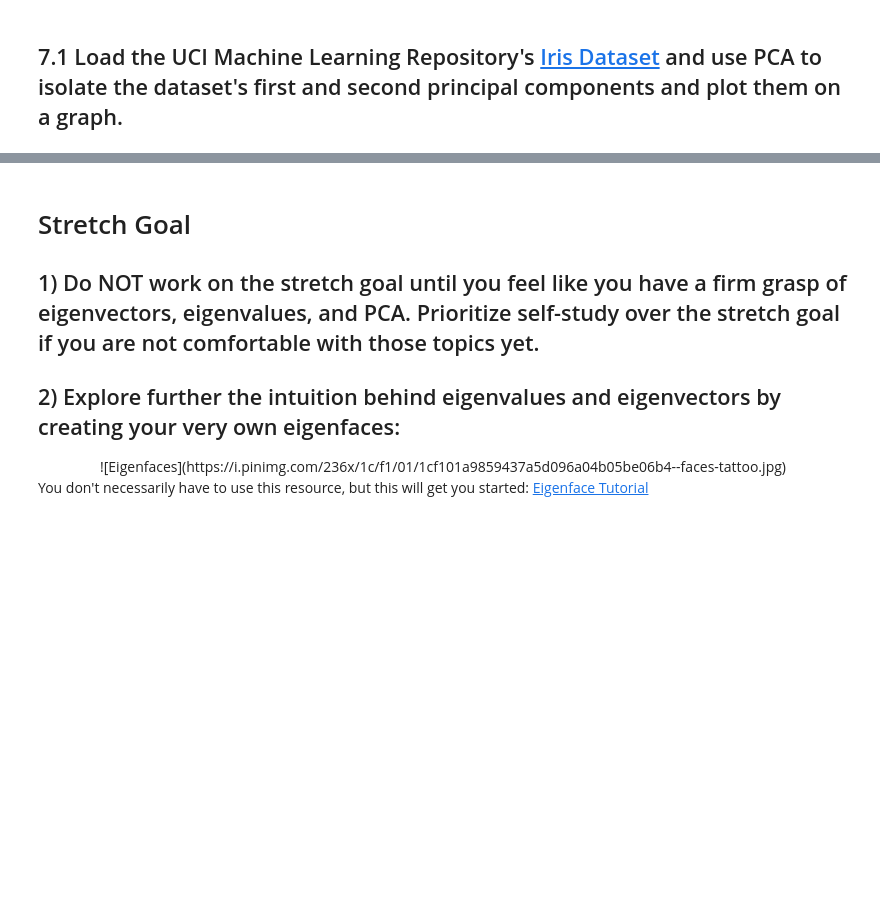
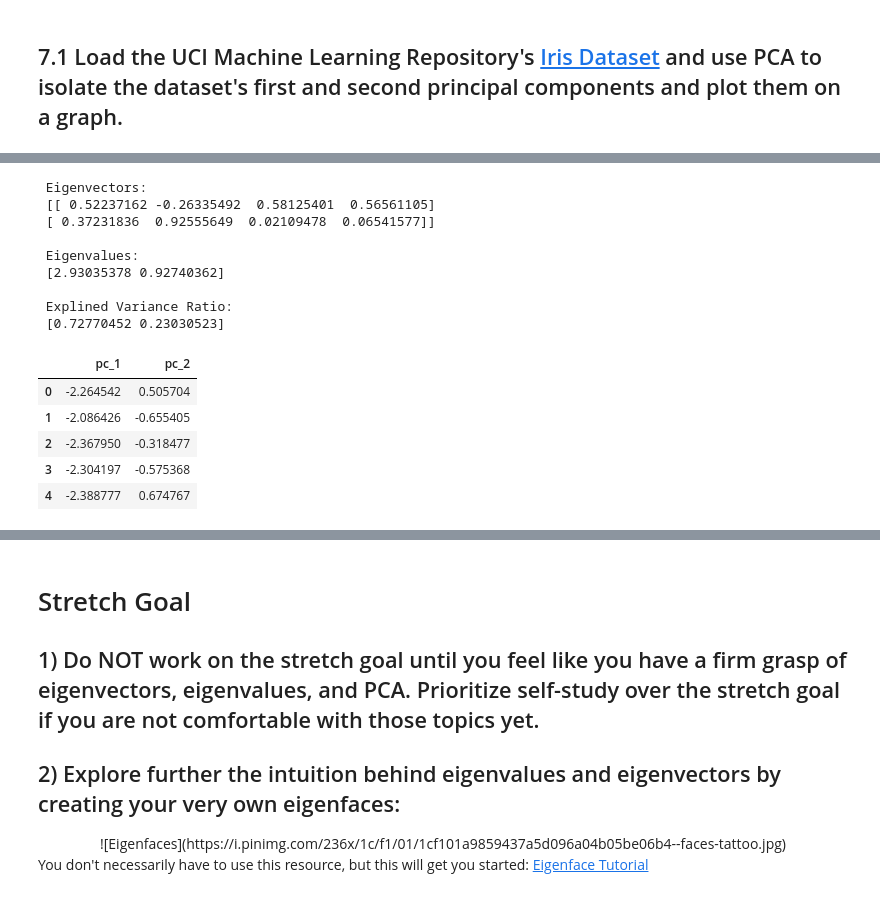
Before and after one commit to JimKing100/DS-Unit-1-Sprint-4-Linear-Algebra, a Jupyter notebook: module3-dimensionality-reduction/High Dimensional Data Assignment.ipynb, the cells around one changed output, grey strips where cells are left out. Drawn from its saved outputs; the diff is of its cells as text; code cells hidden in the pictures; blank space fills up the shorter version.

```diff
--- a/module3-dimensionality-reduction/High Dimensional Data Assignment.ipynb
+++ b/module3-dimensionality-reduction/High Dimensional Data Assignment.ipynb
@@ -167,0 +205,39 @@ f\begin{bmatrix} 3 \\ 4 \\ 5\\ \end{bmatrix}
+# %%
+# Principal Component Analysis
+# Project the four dimensions to two
+from numpy import array
+from sklearn.decomposition import PCA
+
+# Create the PCA instance
+pca = PCA(2)
+
+# Fit on data
+principal_components = pca.fit(X)
+
+# Show values and vectors
+print("\n Eigenvectors: \n", principal_components.components_)
+print("\n Eigenvalues: \n",principal_components.explained_variance_)
+print("\n Explined Variance Ratio: \n",principal_components.explained_variance_ratio_)
+
+# Transform data
+B = principal_components.transform(X)
+
+# Creat a dataframe of the two principal components
+principal_data = pd.DataFrame(data = B, columns = ['pc_1', 'pc_2'])
+principal_data.head()
+# %% [output]
+ Eigenvectors:
+ [[ 0.52237162 -0.26335492  0.58125401  0.56561105]
+ [ 0.37231836  0.92555649  0.02109478  0.06541577]]
+
+ Eigenvalues:
+ [2.93035378 0.92740362]
+
+ Explined Variance Ratio:
+ [0.72770452 0.23030523]
+|  | pc_1 | pc_2 |
+| 0 | -2.264542 | 0.505704 |
+| 1 | -2.086426 | -0.655405 |
+| 2 | -2.367950 | -0.318477 |
+| 3 | -2.304197 | -0.575368 |
+| 4 | -2.388777 | 0.674767 |
```
Also changed, not shown: parts of 8 cells of this notebook.
